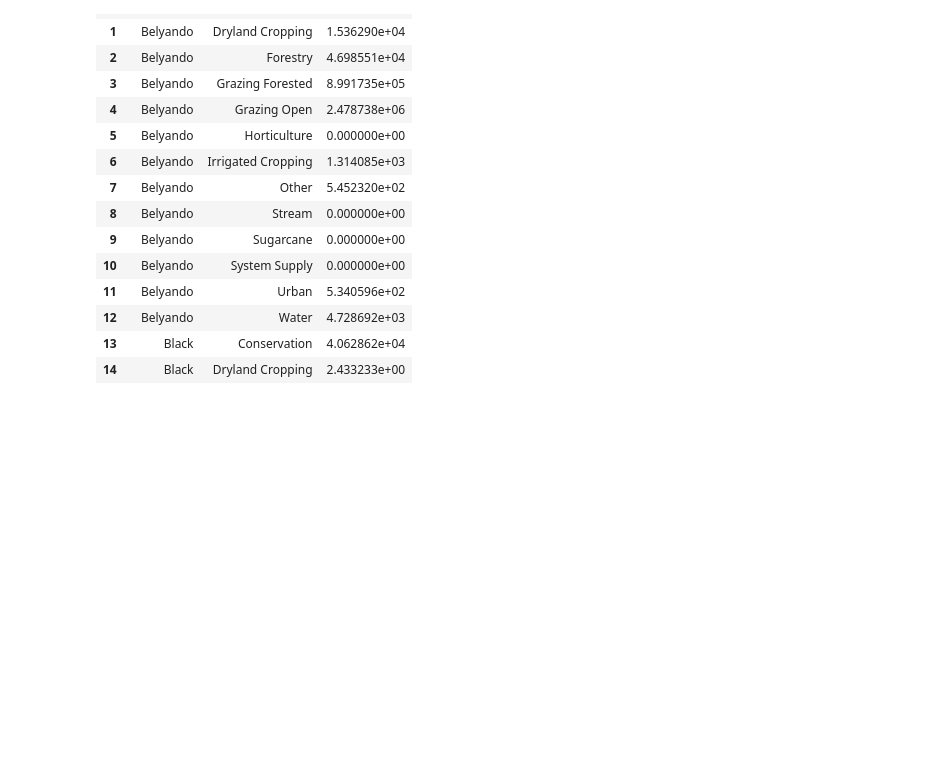
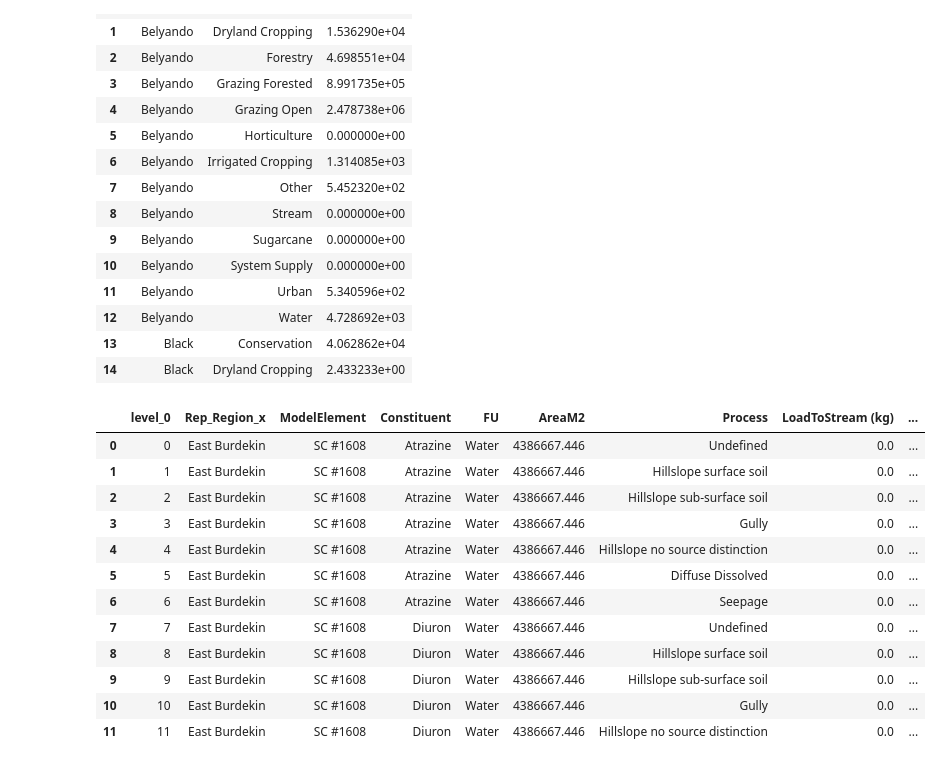
Before and after one commit to frbennett/reef_scripts, a Jupyter notebook: ResultsAnalysis/GBR_Nested_LocalToOutlet_RegContrib_Summariser.ipynb, the cells around one changed output. Saved outputs shown, nothing was run; the diff lists cells and outputs as text; code cells hidden in the pictures; blank space fills up the shorter version.

```diff
--- a/ResultsAnalysis/GBR_Nested_LocalToOutlet_RegContrib_Summariser.ipynb
+++ b/ResultsAnalysis/GBR_Nested_LocalToOutlet_RegContrib_Summariser.ipynb
@@ -197,4 +198,20 @@ supplyRegFuArea.head(15)
 | 13 | Black | Conservation | 4.062862e+04 |
 | 14 | Black | Dryland Cropping | 2.433233e+00 |
 # %%
-### will need to join the catch & supply reg back to annualised contributor to get te aggregated supplies
+### will need to join the catch & supply reg back to annualised contributor to get the aggregated supplies
+supplyRegContrib = pd.merge(rawcontrib, catchSupplyReg, how='inner', left_on=['Rep_Region','ModelElement'], right_on = ['SupplyReg','Catch']).reset_index()
+supplyRegContrib.head(12)
+# %% [output]
+|  | level_0 | Rep_Region_x | ModelElement | Constituent | FU | AreaM2 | Process | LoadToStream (kg) | ... |
+| 0 | 0 | East Burdekin | SC #1608 | Atrazine | Water | 4386667.446 | Undefined | 0.0 | ... |
+| 1 | 1 | East Burdekin | SC #1608 | Atrazine | Water | 4386667.446 | Hillslope surface soil | 0.0 | ... |
+| 2 | 2 | East Burdekin | SC #1608 | Atrazine | Water | 4386667.446 | Hillslope sub-surface soil | 0.0 | ... |
+| 3 | 3 | East Burdekin | SC #1608 | Atrazine | Water | 4386667.446 | Gully | 0.0 | ... |
+| 4 | 4 | East Burdekin | SC #1608 | Atrazine | Water | 4386667.446 | Hillslope no source distinction | 0.0 | ... |
+| 5 | 5 | East Burdekin | SC #1608 | Atrazine | Water | 4386667.446 | Diffuse Dissolved | 0.0 | ... |
+| 6 | 6 | East Burdekin | SC #1608 | Atrazine | Water | 4386667.446 | Seepage | 0.0 | ... |
+| 7 | 7 | East Burdekin | SC #1608 | Diuron | Water | 4386667.446 | Undefined | 0.0 | ... |
+| 8 | 8 | East Burdekin | SC #1608 | Diuron | Water | 4386667.446 | Hillslope surface soil | 0.0 | ... |
+| 9 | 9 | East Burdekin | SC #1608 | Diuron | Water | 4386667.446 | Hillslope sub-surface soil | 0.0 | ... |
+| 10 | 10 | East Burdekin | SC #1608 | Diuron | Water | 4386667.446 | Gully | 0.0 | ... |
+| 11 | 11 | East Burdekin | SC #1608 | Diuron | Water | 4386667.446 | Hillslope no source distinction | 0.0 | ... |
```
Also changed, not shown: parts of 9 cells of this notebook.
